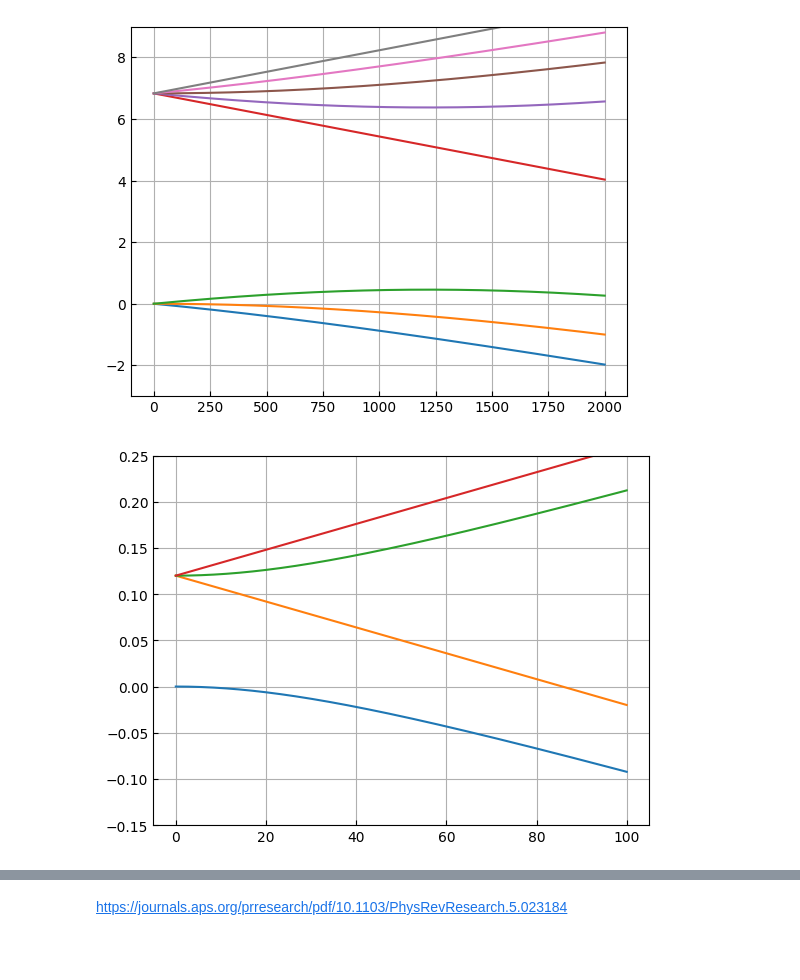
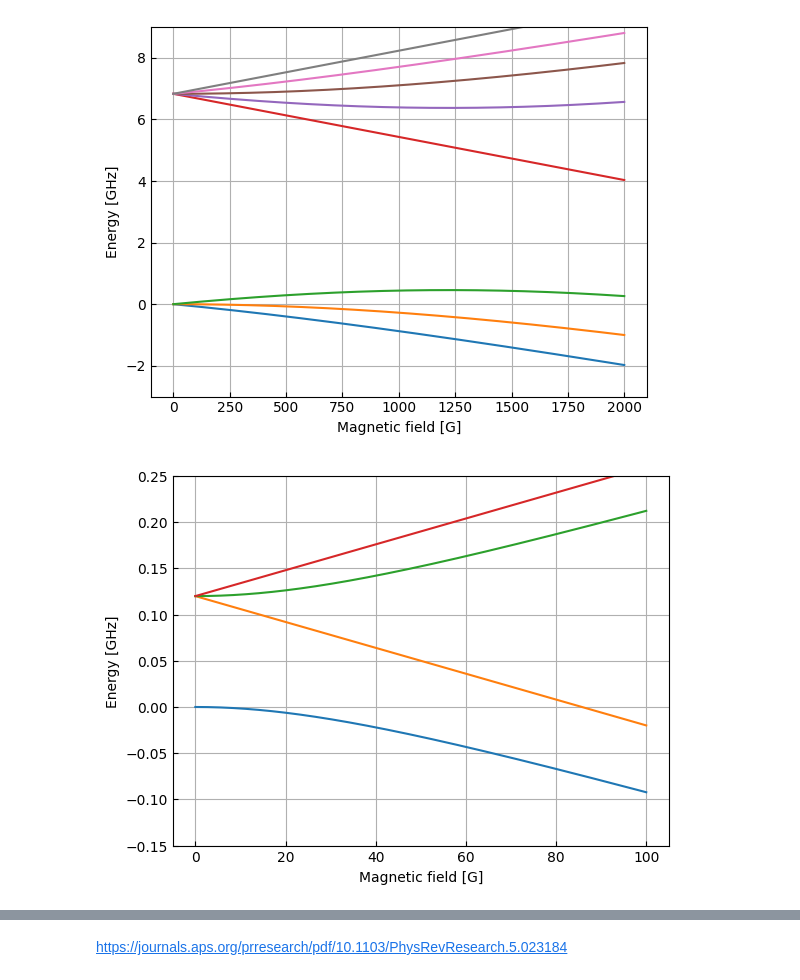
Before and after one commit to Wleter/scattering_problems, a Jupyter notebook: analysis/caf_rb_analysis.ipynb, the cells around one changed output, grey strips where cells are left out. Drawn from its saved outputs; the diff is of its cells as text; code cells hidden in the pictures; blank space fills up the shorter version.

```diff
--- a/analysis/caf_rb_analysis.ipynb
+++ b/analysis/caf_rb_analysis.ipynb
@@ -10,15 +10,17 @@ CMINV = 4.5563352812e-6
 # %%
 rb = abm.HifiProblemBuilder(1, 3)
 rb.with_hyperfine_coupling(6.83 / 2. * GHZ)
 
 mag_fields = np.linspace(0, 2000, 500)
 states = np.array(rb.build().states_range(mag_fields)) / GHZ
 
 fig, ax = utility.plot()
 ax.plot(mag_fields, states - states[0, 0])
-ax.set_ylim(-3, 9);
+ax.set_ylim(-3, 9)
+ax.set_xlabel("Magnetic field [G]")
+ax.set_ylabel("Energy [GHz]");
 # %% [output]
-[figure, old version]
+[figure, new version]
 # %%
 caf = abm.HifiProblemBuilder(1, 1)
 caf.with_hyperfine_coupling(120. * MHZ)
@@ -28,9 +30,11 @@ states = np.array(caf.build().states_range(mag_fields)) / GHZ
 
 fig, ax = utility.plot()
 ax.plot(mag_fields, states - states[0, 0])
-ax.set_ylim(-0.15, 0.25);
+ax.set_ylim(-0.15, 0.25)
+ax.set_xlabel("Magnetic field [G]")
+ax.set_ylabel("Energy [GHz]");
 # %% [output]
-[figure, old version]
+[figure, new version]
 # %%
 data = utility.load("CaF_Rb_iso.dat")
 
```
Also changed, not shown: parts of 18 cells of this notebook, 11 other files.
